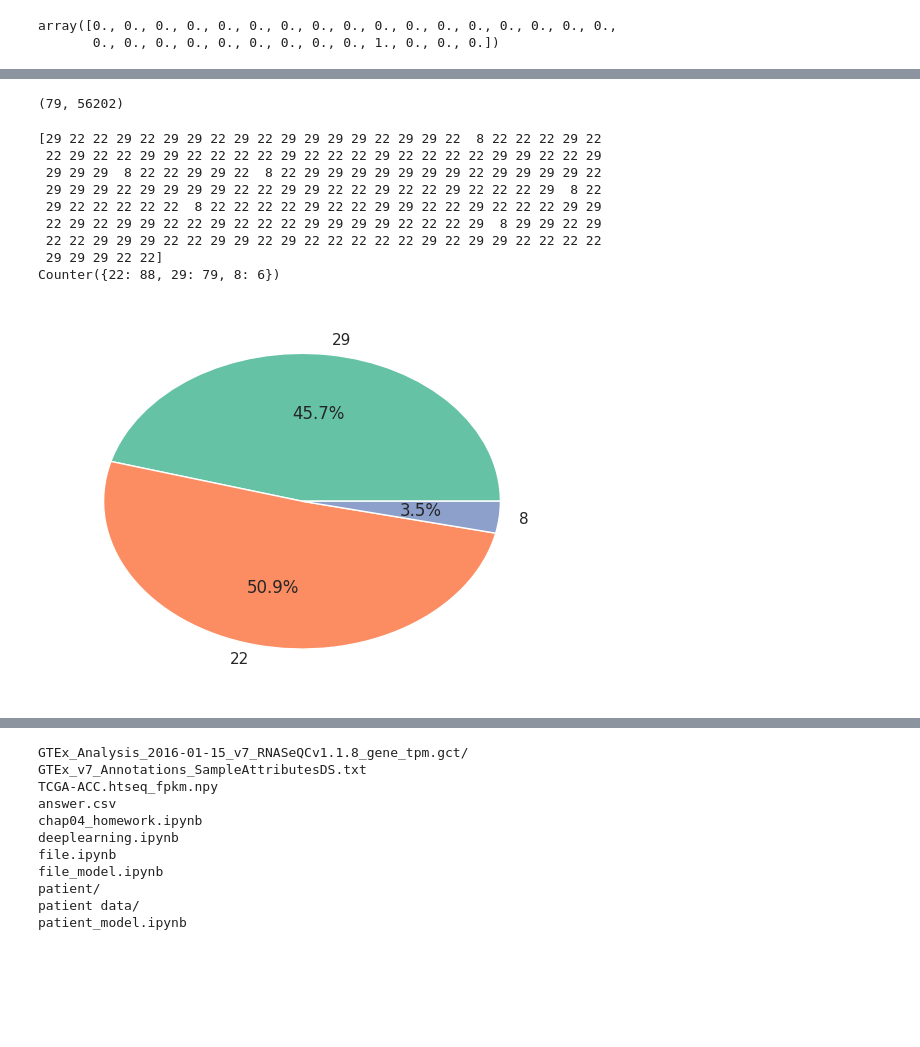
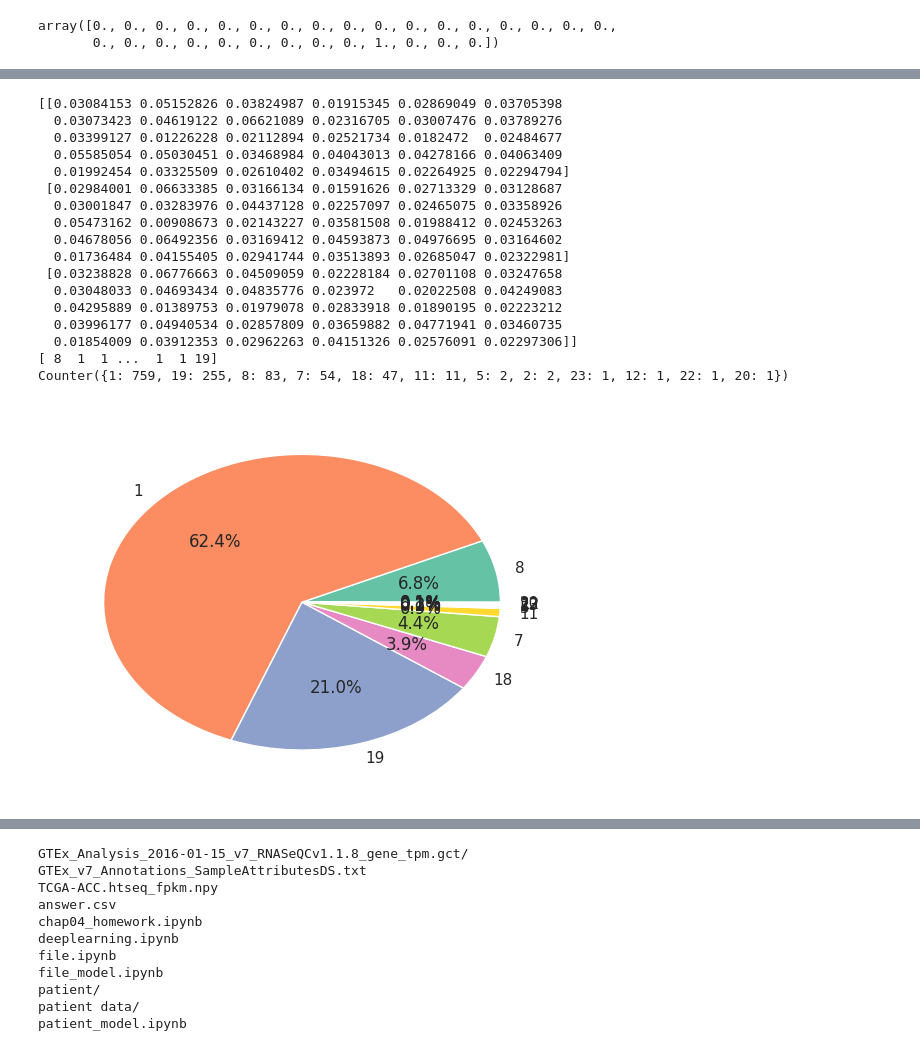
Before and after one commit to KyokoM/tsunodalab, a Jupyter notebook: patient_model_apply.ipynb, the cells around one changed output, grey strips where cells are left out. Cells and saved outputs as stored; diff of their text form; code cells hidden in the pictures; blank space fills up the shorter version.

```diff
--- a/patient_model_apply.ipynb
+++ b/patient_model_apply.ipynb
@@ -57,34 +73,34 @@ df4=np.load("test.npy")
 # %%
-X_train, X_test, y_train, y_test =train_test_split(ft4,df4)
+X_train, X_test, y_train, y_test =train_test_split(ft4_1,df4)
 #print(ft3.shape,X_train.shape,y_train.shape)
 #print(ft3.shape,X_train.shape,y_train.shape)
 # %%
 from keras.models import Sequential,optimizers
 from keras.layers import Dense,Activation,Dropout
-opt=optimizers.SGD(lr=0.0001)
+opt=optimizers.SGD(lr=0.01)
 #opt=optimizers.rmsprop(lr=0.001)
 X_train,X_valid=np.split(X_train,[6000])
 y_train,y_valid=np.split(y_train,[6000])
 model1=Sequential()
 model1.add(Dropout(0.05,input_shape=(56202,)))
 model1.add(Dense(2048))
-model1.add(Dense(2048,activation='relu'))
-model1.add(Dense(2048,activation='relu'))
+#model1.add(Dense(2048,activation='relu'))
+#model1.add(Dense(2048,activation='relu'))
+#model1.add(Dense(1024,activation='relu'))
+#model1.add(Dense(1024,activation='relu'))
 model1.add(Dense(1024,activation='relu'))
-model1.add(Dense(1024,activation='relu'))
-model1.add(Dense(1024,activation='relu'))
-model1.add(Dense(1024,activation='relu'))
-model1.add(Dense(512,activation='relu'))
-model1.add(Dense(512,activation='relu'))
+#model1.add(Dense(1024,activation='relu'))
+#model1.add(Dense(512,activation='relu'))
+#model1.add(Dense(512,activation='relu'))
 model1.add(Dense(512,activation='relu'))
 #model1.add(Dense(256,activation='relu'))
-model1.add(Dense(256,activation='relu'))
+#model1.add(Dense(256,activation='relu'))
 model1.add(Dense(256,activation='relu'))
 model1.add(Dense(128,activation='relu'))
 model1.add(Dense(30))
 model1.add(Activation("softmax"))
 model1.compile(loss="categorical_crossentropy",optimizer=opt,metrics=["accuracy"])
-fit=model1.fit(X_train,y_train,epochs=150,batch_size=512,verbose=2,validation_data=(X_valid,y_valid),callbacks=[])
+fit=model1.fit(X_train,y_train,epochs=100,batch_size=512,verbose=2,validation_data=(X_valid,y_valid),callbacks=[])
 score=model1.evaluate(X_test,y_test,batch_size=64)
 # %% [output]
 Using TensorFlow backend.
@@ -132,18 +178,16 @@ c = collections.Counter(df2["SMT"])
+# %%
+ft2.iloc[:,2:]=zscore(ft2.iloc[:,2:])
 # %%
 import collections
 import matplotlib.pyplot as plt
-#test_pati=np.load("TCGA-ACC.htseq_fpkm.npy")
-ft2=pd.read_table("GTEx_Analysis_2016-01-15_v7_RNASeQCv1.1.8_gene_tpm.gct/GTEx_Analysis_2016-01-15_v7_RNASeQCv1.1.8_gene_tpm.gct", sep="\t", header=2,dtype=dic_type)
-tsv=pd.read_csv("patient_data/TCGA-ESCA.htseq_fpkm.tsv", delimiter="\t")
+tsv=pd.read_csv("patient_data/TCGA-BRCA.htseq_fpkm.tsv", delimiter="\t")
 #change FPKM to TPM
 tsv.iloc[:,1:]=1000000*tsv.iloc[:,1:]/tsv.iloc[:,1:].sum()
-#print(tsv)
-merge_tsv=pd.merge(tsv, ft2, left_on='Ensembl_ID', right_on='Name', how='right')
+tsv.iloc[:,1:]=zscore(tsv.iloc[:,1:])
+merge_tsv=pd.merge(tsv,ft2, left_on='Ensembl_ID', right_on='Name', how='right')
 print(merge_tsv.shape)
-#欠損値補完
+#（先に正規化する）欠損値補完
 merge_tsv2=merge_tsv.transpose()
-#del tsv
 del merge_tsv
-del ft2
 merged_tsv3=merge_tsv2.fillna(merge_tsv2.iloc[tsv.shape[1]+2:,:].mean())
 # %% [output]
@@ -151,46 +234,54 @@ merged_tsv3=merge_tsv2.fillna(merge_tsv2.iloc[tsv.shape[1]+2:,:].mean())
 # %%
-print(merged_tsv3.iloc[1:tsv.shape[1],:].shape)
+#merged_tsv3.iloc[1:tsv.shape[1],:]=zscore(merged_tsv3.iloc[1:tsv.shape[1],:],axis=1)
-# %% [output]
-(79, 56202)
 # %%
 print(predict_patient_class)
 # %%
 #predict
-#del merge_tsv2
+del merge_tsv2
 predict_patient_classes=model1.predict(merged_tsv3.iloc[1:tsv.shape[1],:].values)
+print(predict_patient_classes[:3])
 del merged_tsv3
 print(np.argmax(predict_patient_classes,axis=1))
 pre_data=np.argmax(predict_patient_classes,axis=1).astype(np.int32)
-np.savetxt("TCGA-ESCA.htseq_fpkm.csv",pre_data,delimiter=',')
+del predict_patient_classes
+np.savetxt("TCGA-BRCA.htseq_fpkm.csv",pre_data,delimiter=',')
 c = collections.Counter(pre_data)
 print(c)
 
 import matplotlib.pyplot as plt
 import seaborn as sns
 import numpy as np
 
 plt.style.use('default')
 sns.set()
 sns.set_style('whitegrid')
 sns.set_palette('Set2')
 
 c_d=dict(c)
 fig = plt.figure()
 ax = fig.add_subplot(1, 1, 1)
 ax.pie(c_d.values(), labels=c_d.keys(), autopct="%1.1f%%")
 
 plt.show()
-##モデルの形と違っているので起こられている
+##モデルの形と違っているのでおこられている
 #おそらくmergeのあとで変化、、ft2ではあってる）
 #mergeチェック、これもkillされているのでもういちっどモデルからやり直す
 # %% [output]
-[29 22 22 29 22 29 29 22 29 22 29 29 29 29 22 29 29 22  8 22 22 22 29 22
- 22 29 22 22 29 29 22 22 22 22 29 22 22 22 29 22 22 22 22 29 29 22 22 29
- 29 29 29  8 22 22 29 29 22  8 22 29 29 29 29 29 29 29 22 29 29 29 29 22
- 29 29 29 22 29 29 29 29 22 22 29 29 22 22 29 22 22 29 22 22 22 29  8 22
- 29 22 22 22 22 22  8 22 22 22 22 29 22 22 29 29 22 22 29 22 22 22 29 29
- 22 29 22 29 29 22 22 29 22 22 22 29 29 29 29 22 22 22 29  8 29 29 22 29
- 22 22 29 29 29 22 22 29 29 22 29 22 22 22 22 22 29 22 29 29 22 22 22 22
- 29 29 29 22 22]
-Counter({22: 88, 29: 79, 8: 6})
+[[0.03084153 0.05152826 0.03824987 0.01915345 0.02869049 0.03705398
+  0.03073423 0.04619122 0.06621089 0.02316705 0.03007476 0.03789276
+  0.03399127 0.01226228 0.02112894 0.02521734 0.0182472  0.02484677
+  0.05585054 0.05030451 0.03468984 0.04043013 0.04278166 0.04063409
+  0.01992454 0.03325509 0.02610402 0.03494615 0.02264925 0.02294794]
+ [0.02984001 0.06633385 0.03166134 0.01591626 0.02713329 0.03128687
+  0.03001847 0.03283976 0.04437128 0.02257097 0.02465075 0.03358926
+  0.05473162 0.00908673 0.02143227 0.03581508 0.01988412 0.02453263
+  0.04678056 0.06492356 0.03169412 0.04593873 0.04976695 0.03164602
+  0.01736484 0.04155405 0.02941744 0.03513893 0.02685047 0.02322981]
+ [0.03238828 0.06776663 0.04509059 0.02228184 0.02701108 0.03247658
+  0.03048033 0.04693434 0.04835776 0.023972   0.02022508 0.04249083
+  0.04295889 0.01389753 0.01979078 0.02833918 0.01890195 0.02223212
+  0.03996177 0.04940534 0.02857809 0.03659882 0.04771941 0.03460735
+  0.01854009 0.03912353 0.02962263 0.04151326 0.02576091 0.02297306]]
+[ 8  1  1 ...  1  1 19]
+Counter({1: 759, 19: 255, 8: 83, 7: 54, 18: 47, 11: 11, 5: 2, 2: 2, 23: 1, 12: 1, 22: 1, 20: 1})
-[figure, old version]
+[figure, new version]
```
Also changed, not shown: parts of 23 cells of this notebook.
